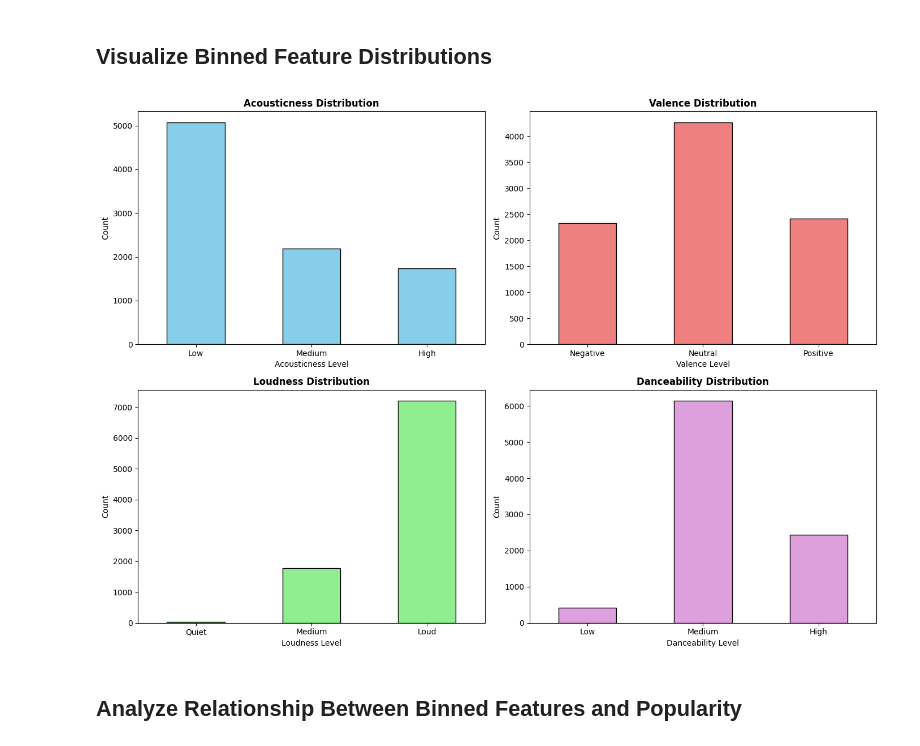
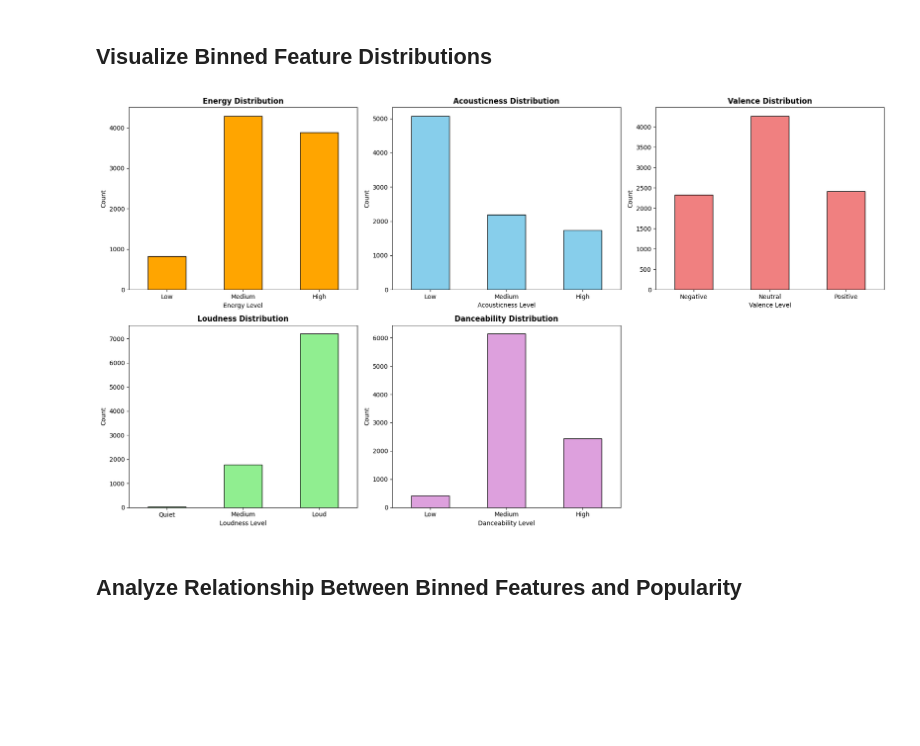
Before and after one commit to jonathandeng34/spotify-recommendation, a Jupyter notebook: feature_engineering.ipynb, the cells around one changed output. Drawn from its saved outputs; the diff is of its cells as text; code cells hidden in the pictures; blank space fills up the shorter version.

```diff
--- a/feature_engineering.ipynb
+++ b/feature_engineering.ipynb
@@ -30,5 +30,13 @@ Create categorical bins for continuous audio features to capture non-linear rela
 # %%
-# Create binned features for acousticness, valence, loudness, and danceability
+# Create binned features for the 5 key audio features
+
+# Energy bins (0-1 scale)
+pop_df_cleaned['energy_bin'] = pd.cut(
+    pop_df_cleaned['energy'],
+    bins=[0, 0.33, 0.67, 1.0],
+    labels=['Low', 'Medium', 'High'],
+    include_lowest=True
+)
 
 # Acousticness bins (0-1 scale)
 pop_df_cleaned['acousticness_bin'] = pd.cut(
@@ -63,14 +71,5 @@ pop_df_cleaned['danceability_bin'] = pd.cut(
 )
 
 print("Feature Binning Summary:")
-print("="*60)
-print("\nAcousticness Distribution:")
-print(pop_df_cleaned['acousticness_bin'].value_counts().sort_index())
-print("\nValence Distribution:")
-print(pop_df_cleaned['valence_bin'].value_counts().sort_index())
-print("\nLoudness Distribution:")
-print(pop_df_cleaned['loudness_bin'].value_counts().sort_index())
-print("\nDanceability Distribution:")
-print(pop_df_cleaned['danceability_bin'].value_counts().sort_index())
 # %% [output]
 Feature Binning Summary:
@@ -93,49 +76,62 @@ Name: count, dtype: int64
 # %% [markdown]
 ## Visualize Binned Feature Distributions
 # %%
-# Visualize the binned features
-fig, axes = plt.subplots(2, 2, figsize=(14, 10))
+# Visualize the binned features for all 5 key features
+fig, axes = plt.subplots(2, 3, figsize=(18, 10))
+axes = axes.flatten()
+
+# Energy
+pop_df_cleaned['energy_bin'].value_counts().sort_index().plot(
+    kind='bar', ax=axes[0], color='orange', edgecolor='black'
+)
+axes[0].set_title('Energy Distribution', fontsize=12, fontweight='bold')
+axes[0].set_xlabel('Energy Level')
+axes[0].set_ylabel('Count')
+axes[0].tick_params(axis='x', rotation=0)
 
 # Acousticness
 pop_df_cleaned['acousticness_bin'].value_counts().sort_index().plot(
-    kind='bar', ax=axes[0, 0], color='skyblue', edgecolor='black'
+    kind='bar', ax=axes[1], color='skyblue', edgecolor='black'
 )
-axes[0, 0].set_title('Acousticness Distribution', fontsize=12, fontweight='bold')
-axes[0, 0].set_xlabel('Acousticness Level')
-axes[0, 0].set_ylabel('Count')
-axes[0, 0].tick_params(axis='x', rotation=0)
+axes[1].set_title('Acousticness Distribution', fontsize=12, fontweight='bold')
+axes[1].set_xlabel('Acousticness Level')
+axes[1].set_ylabel('Count')
+axes[1].tick_params(axis='x', rotation=0)
 
 # Valence
 pop_df_cleaned['valence_bin'].value_counts().sort_index().plot(
-    kind='bar', ax=axes[0, 1], color='lightcoral', edgecolor='black'
+    kind='bar', ax=axes[2], color='lightcoral', edgecolor='black'
 )
-axes[0, 1].set_title('Valence Distribution', fontsize=12, fontweight='bold')
-axes[0, 1].set_xlabel('Valence Level')
-axes[0, 1].set_ylabel('Count')
-axes[0, 1].tick_params(axis='x', rotation=0)
+axes[2].set_title('Valence Distribution', fontsize=12, fontweight='bold')
+axes[2].set_xlabel('Valence Level')
+axes[2].set_ylabel('Count')
+axes[2].tick_params(axis='x', rotation=0)
 
 # Loudness
 pop_df_cleaned['loudness_bin'].value_counts().sort_index().plot(
-    kind='bar', ax=axes[1, 0], color='lightgreen', edgecolor='black'
+    kind='bar', ax=axes[3], color='lightgreen', edgecolor='black'
 )
-axes[1, 0].set_title('Loudness Distribution', fontsize=12, fontweight='bold')
-axes[1, 0].set_xlabel('Loudness Level')
-axes[1, 0].set_ylabel('Count')
-axes[1, 0].tick_params(axis='x', rotation=0)
+axes[3].set_title('Loudness Distribution', fontsize=12, fontweight='bold')
+axes[3].set_xlabel('Loudness Level')
+axes[3].set_ylabel('Count')
+axes[3].tick_params(axis='x', rotation=0)
 
 # Danceability
 pop_df_cleaned['danceability_bin'].value_counts().sort_index().plot(
-    kind='bar', ax=axes[1, 1], color='plum', edgecolor='black'
+    kind='bar', ax=axes[4], color='plum', edgecolor='black'
 )
-axes[1, 1].set_title('Danceability Distribution', fontsize=12, fontweight='bold')
-axes[1, 1].set_xlabel('Danceability Level')
-axes[1, 1].set_ylabel('Count')
-axes[1, 1].tick_params(axis='x', rotation=0)
+axes[4].set_title('Danceability Distribution', fontsize=12, fontweight='bold')
+axes[4].set_xlabel('Danceability Level')
+axes[4].set_ylabel('Count')
+axes[4].tick_params(axis='x', rotation=0)
+
+# Hide the extra subplot
+axes[5].axis('off')
 
 plt.tight_layout()
 plt.show()
 # %% [output]
-[figure, old version]
+[figure, new version]
 # %% [markdown]
 ## Analyze Relationship Between Binned Features and Popularity
 # %%
```
Also changed, not shown: parts of 5 cells of this notebook, 4 other files.
